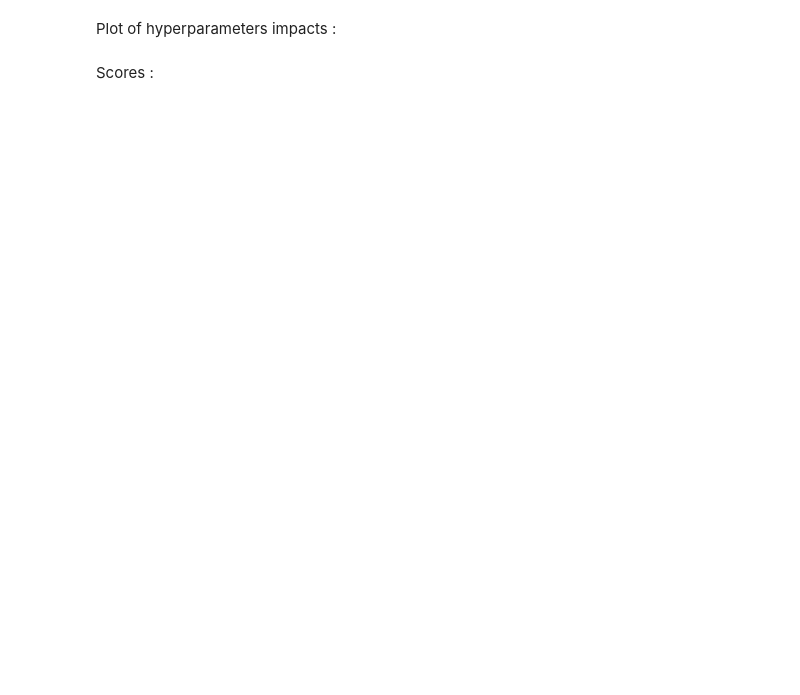
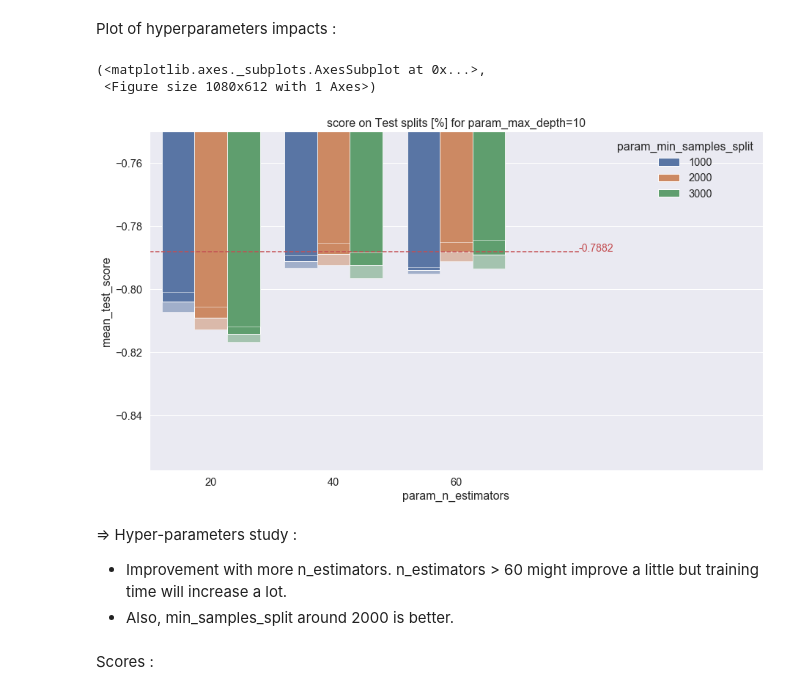
Before and after one commit to jeugregg/data-science-test, a Jupyter notebook: 02_Features_and_Model.ipynb, the cells around one changed output. Saved outputs shown, nothing was run; the diff lists cells and outputs as text; code cells hidden in the pictures; blank space fills up the shorter version.

Commit message:
final study GradientBoosting & conclusion

```diff
--- a/02_Features_and_Model.ipynb
+++ b/02_Features_and_Model.ipynb
@@ -1478,9 +1456,17 @@ Plot of hyperparameters impacts :
 # %%
 plot_res_test_split(df_res_gbc_fs1_cv, "score", "param_n_estimators",
                     "param_min_samples_split",
-                    y_min=-0.8,
+                    y_min=-0.75,
                     myFixedParam="param_max_depth",
-                    myFixedValue=25)
+                    myFixedValue=10)
+# %% [output]
+(<matplotlib.axes._subplots.AxesSubplot at 0x...>,
+ <Figure size 1080x612 with 1 Axes>)
+[figure, added]
+# %% [markdown]
+=> Hyper-parameters study :
+- Improvement with more n_estimators. n_estimators > 60 might improve a little but training time will  increase a lot.
+- Also, min_samples_split around 2000 is better.
 # %% [markdown]
 Scores :
 # %%
```
Also changed, not shown: parts of 30 cells of this notebook, 2 other files.
